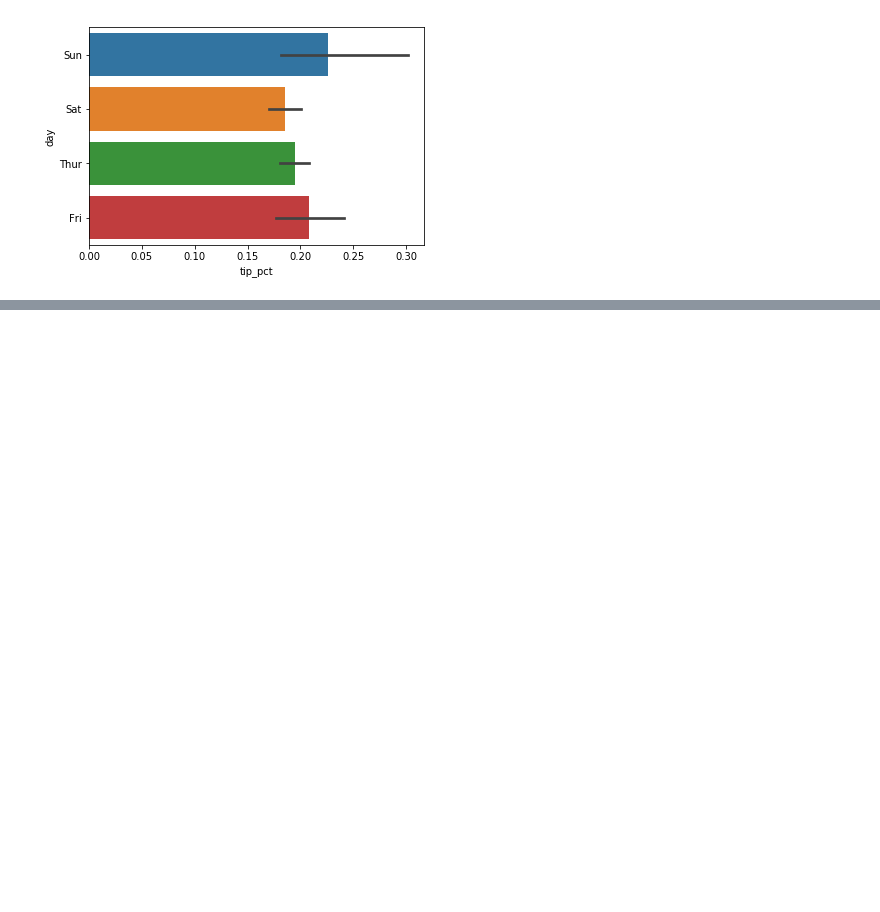
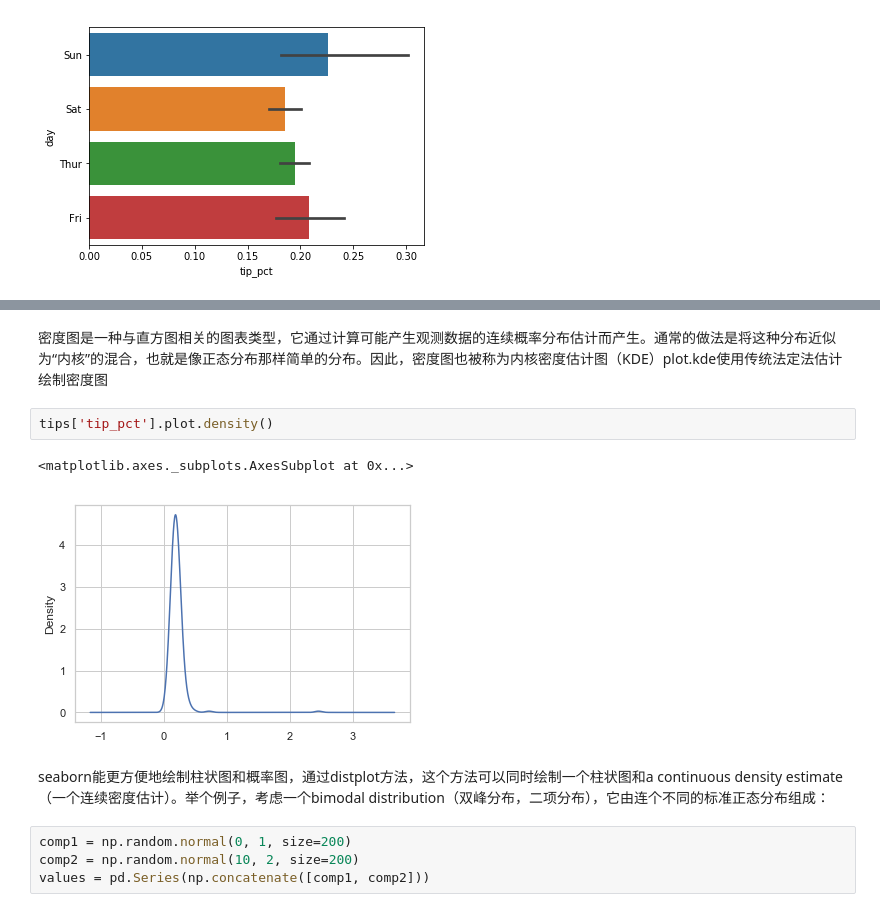
Before and after one commit to furongw/data-analysis-python, a Jupyter notebook: 第9章 绘图与可视化.ipynb, the cells around one changed output, grey strips where cells are left out. Drawn from its saved outputs; the diff is of its cells as text; blank space fills up the shorter version.

```diff
--- a/第9章 绘图与可视化.ipynb
+++ b/第9章 绘图与可视化.ipynb
@@ -437,0 +458,13 @@ sns.barplot(x='tip_pct', y='day', data=tips, orient='h')
+# %% [markdown]
+密度图是一种与直方图相关的图表类型，它通过计算可能产生观测数据的连续概率分布估计而产生。通常的做法是将这种分布近似为“内核”的混合，也就是像正态分布那样简单的分布。因此，密度图也被称为内核密度估计图（KDE）plot.kde使用传统法定法估计绘制密度图
+# %%
+tips['tip_pct'].plot.density()
+# %% [output]
+<matplotlib.axes._subplots.AxesSubplot at 0x...>
+[figure, added]
+# %% [markdown]
+seaborn能更方便地绘制柱状图和概率图，通过distplot方法，这个方法可以同时绘制一个柱状图和a continuous density estimate（一个连续密度估计）。举个例子，考虑一个bimodal distribution（双峰分布，二项分布），它由连个不同的标准正态分布组成：
+# %%
+comp1 = np.random.normal(0, 1, size=200)
+comp2 = np.random.normal(10, 2, size=200)
+values = pd.Series(np.concatenate([comp1, comp2]))
```
Also changed, not shown: parts of 24 cells of this notebook.
